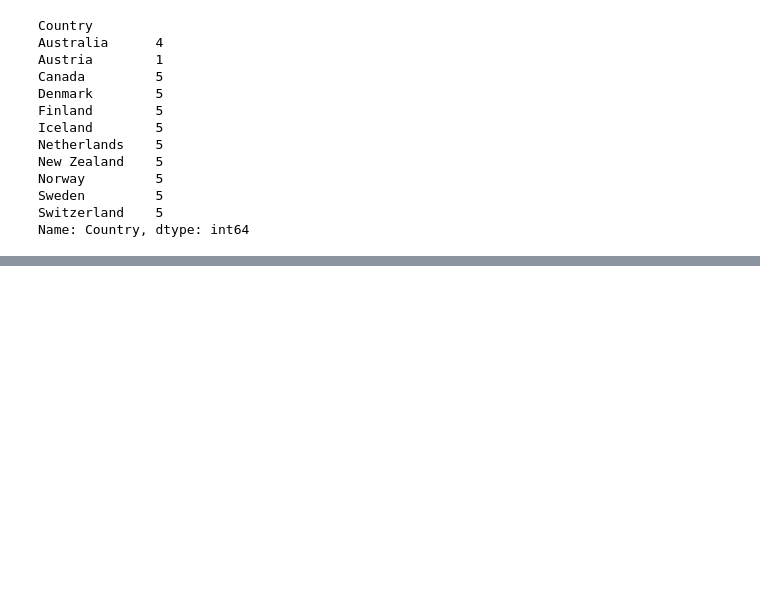
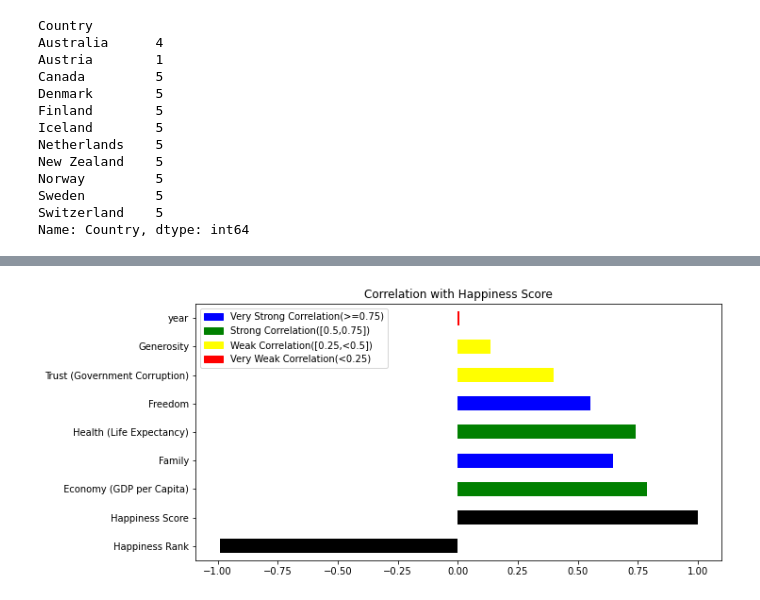
Before and after one commit to sumankumar1/python, a Jupyter notebook: Data Science - World Happiness Report/notebook.ipynb, the cells around one changed output, grey strips where cells are left out. Saved outputs shown, nothing was run; the diff lists cells and outputs as text; code cells hidden in the pictures; blank space fills up the shorter version.

```diff
--- a/Data Science - World Happiness Report/notebook.ipynb
+++ b/Data Science - World Happiness Report/notebook.ipynb
@@ -537,0 +581,3 @@ Name: Country, dtype: int64
+# %%
+cdata = data2.corr(method="pearson")
+cdata['Happiness Score']
@@ -537,0 +600,12 @@ Name: Country, dtype: int64
+# %%
+ def plot_corr(correlation,location):
+    my_colors = ['k', 'k', 'green', 'blue','green','blue','yellow' ,'yellow','red']
+    correlation['Happiness Score'].dropna().plot.barh(title='Correlation with Happiness Score',figsize=(10,5),color=my_colors)
+    NA = mpatches.Patch(color='blue', label='Very Strong Correlation(>=0.75)')
+    EU = mpatches.Patch(color='green', label='Strong Correlation([0.5,0.75])')
+    SA = mpatches.Patch(color='yellow', label='Weak Correlation([0.25,<0.5])')
+    AP = mpatches.Patch(color='red', label='Very Weak Correlation(<0.25)')
+    plt.legend(handles=[NA,EU,SA,AP], loc=location)
+plot_corr(cdata,2)
+# %% [output]
+[figure, added]
```
Also changed, not shown: parts of 46 cells of this notebook.
